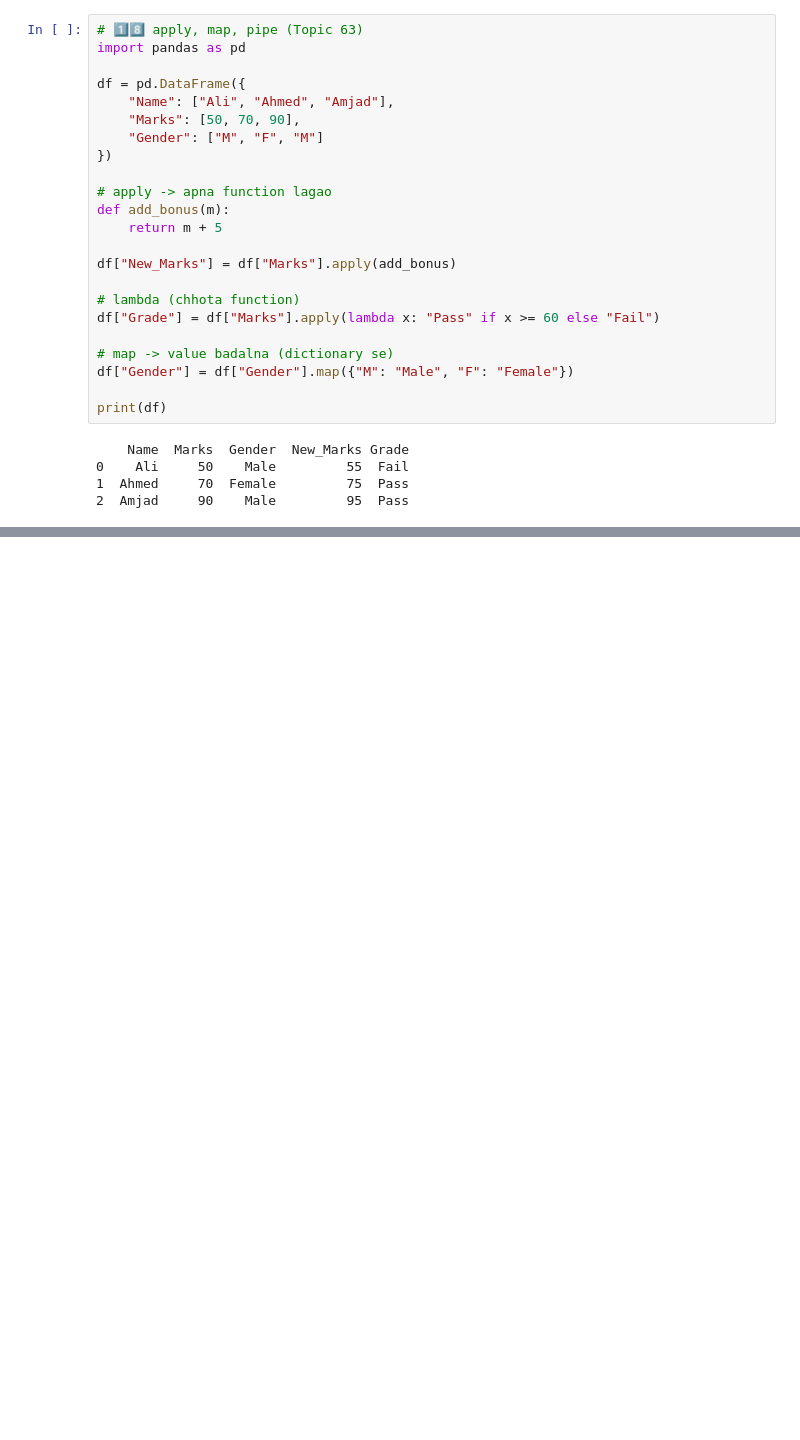
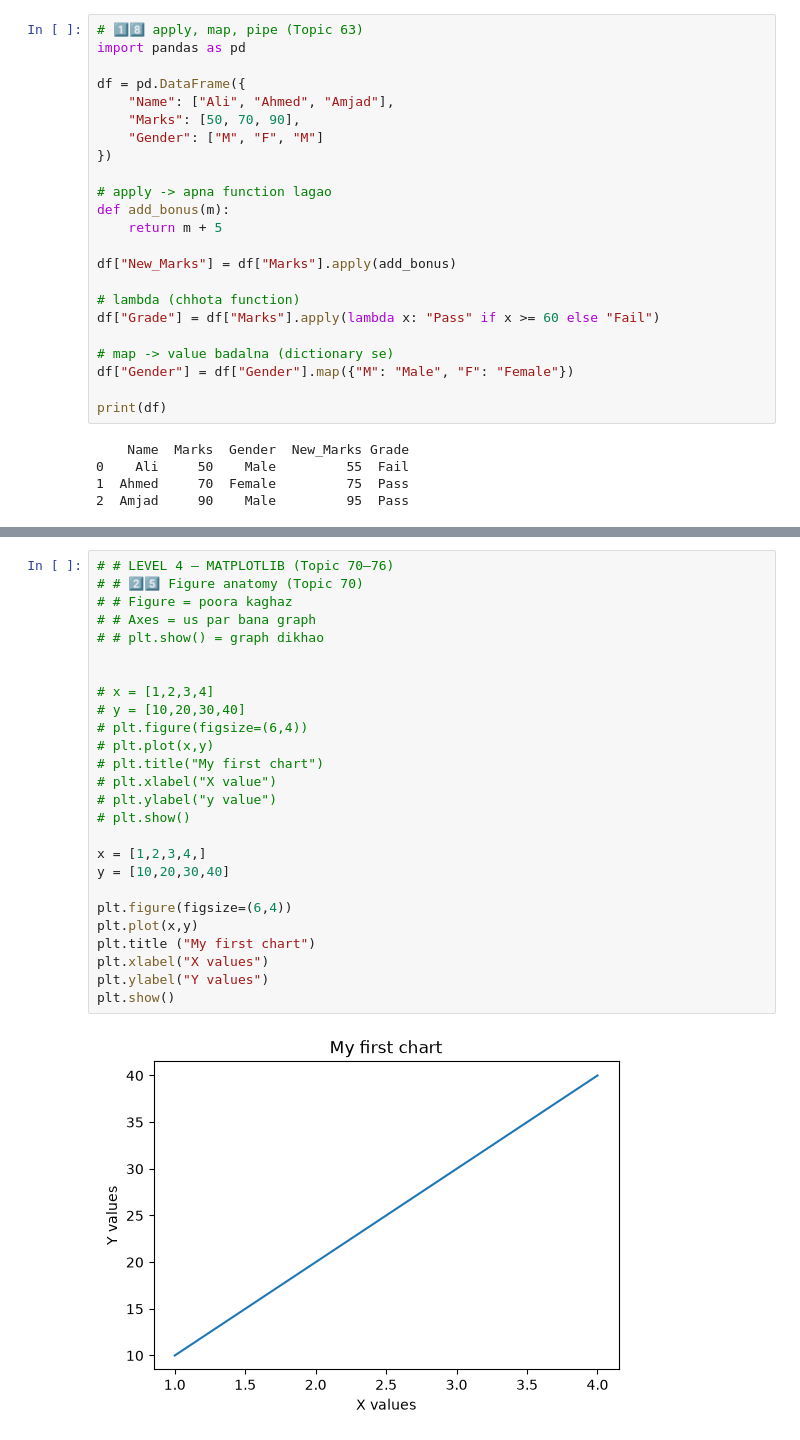
Before and after one commit to Amjad3618/data-analysis-code-, a Jupyter notebook: week2.ipynb, the cells around one changed output, grey strips where cells are left out. Drawn from its saved outputs; the diff is of its cells as text; blank space fills up the shorter version.

```diff
--- a/week2.ipynb
+++ b/week2.ipynb
@@ -360,0 +404,28 @@ print(df)
+# %%
+# # LEVEL 4 — MATPLOTLIB (Topic 70–76)
+# # 2️⃣5️⃣ Figure anatomy (Topic 70)
+# # Figure = poora kaghaz
+# # Axes = us par bana graph
+# # plt.show() = graph dikhao
+
+
+# x = [1,2,3,4]
+# y = [10,20,30,40]
+# plt.figure(figsize=(6,4))
+# plt.plot(x,y)
+# plt.title("My first chart")
+# plt.xlabel("X value")
+# plt.ylabel("y value")
+# plt.show()
+
+x = [1,2,3,4,]
+y = [10,20,30,40]
+
+plt.figure(figsize=(6,4))
+plt.plot(x,y)
+plt.title ("My first chart")
+plt.xlabel("X values")
+plt.ylabel("Y values")
+plt.show()
+# %% [output]
+[figure, added]
```
Also changed, not shown: parts of 16 cells of this notebook.
